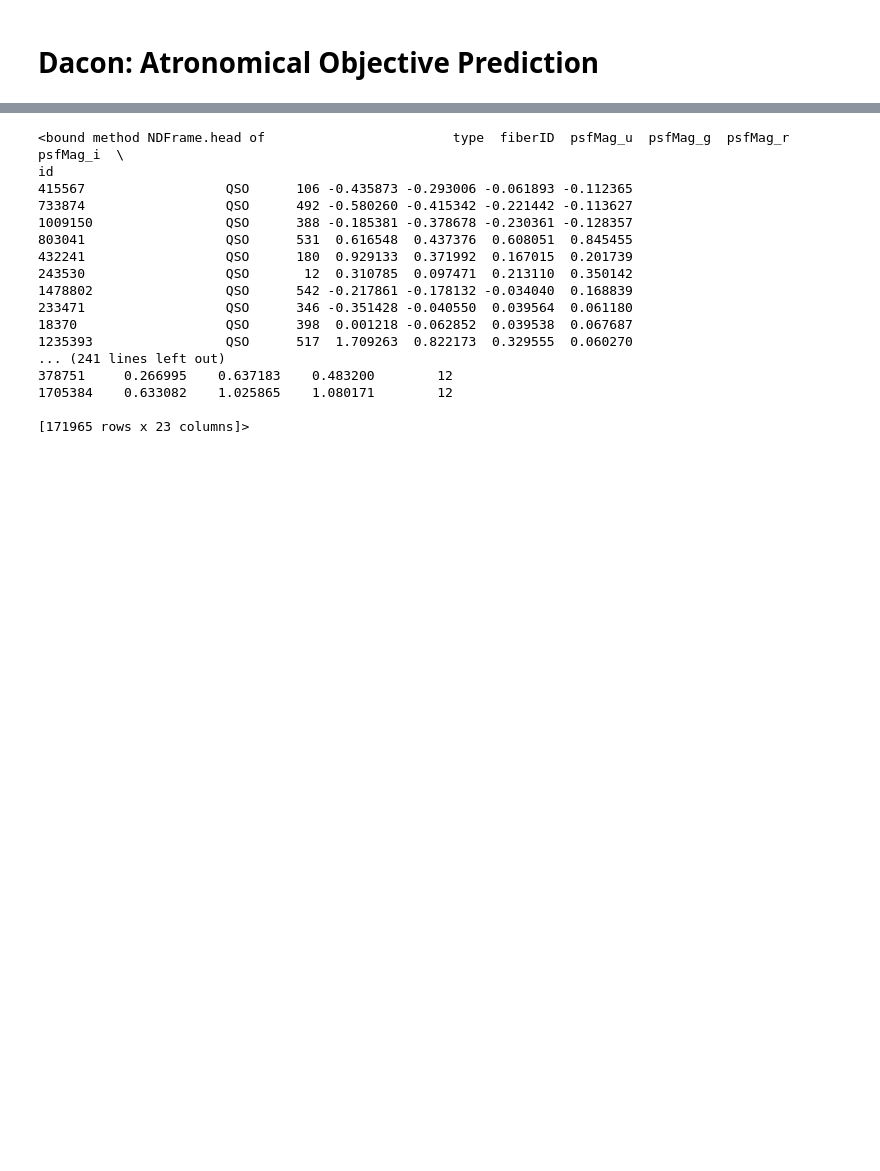
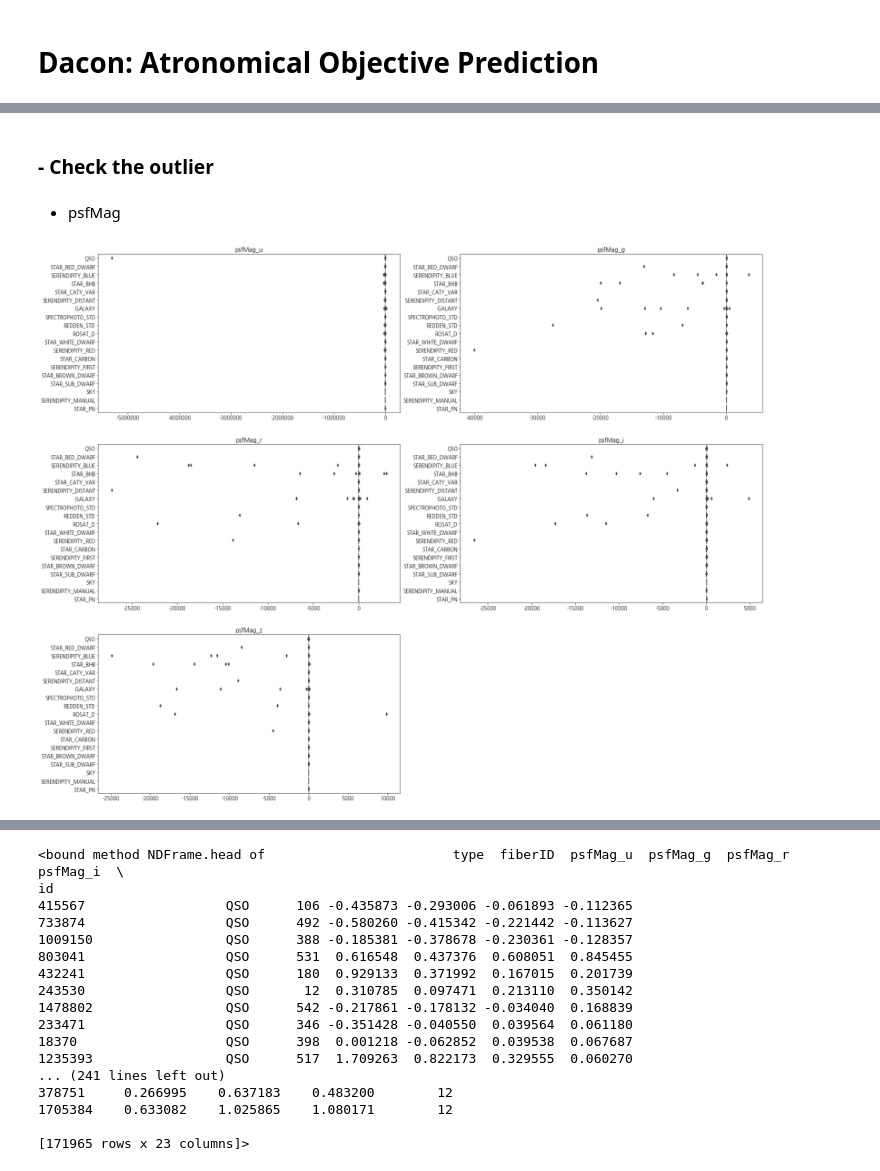
Before and after one commit to sopogen/Project_AstronomyPrediction, a Jupyter notebook: Astro_Prediction.ipynb, the cells around one changed output, grey strips where cells are left out. Cells and saved outputs as stored; diff of their text form; code cells hidden in the pictures; blank space fills up the shorter version.

```diff
--- a/Astro_Prediction.ipynb
+++ b/Astro_Prediction.ipynb
@@ -184,0 +210,16 @@ dtype: int64
+# %% [markdown]
+### - Check the outlier
+# %% [markdown]
+- psfMag
+# %%
+psfMag_list = [col for col in train.columns if "psfMag" in col]
+fig = plt.figure(figsize=(30,25))
+for i,col in enumerate(psfMag_list):
+    ax = fig.add_subplot(3,2,i+1)
+    sns.boxplot(x=col, y="type", data=train)
+    plt.xlabel("")
+    plt.ylabel("")
+    plt.title(col)
+plt.show()
+# %% [output]
+[figure, added]
```
Also changed, not shown: parts of 49 cells of this notebook.
